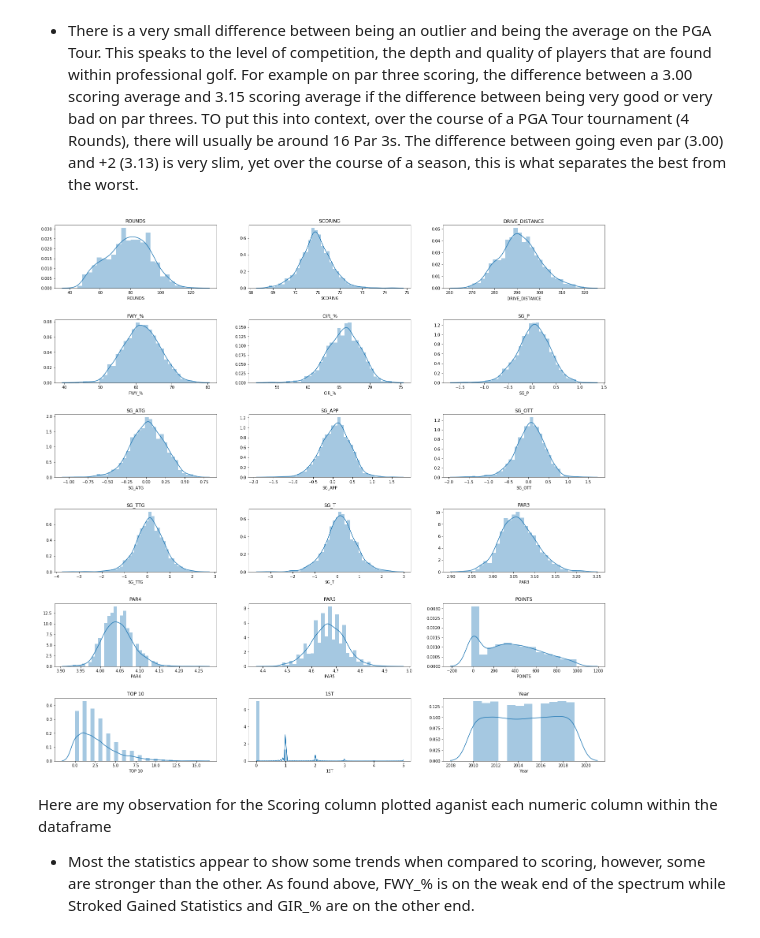
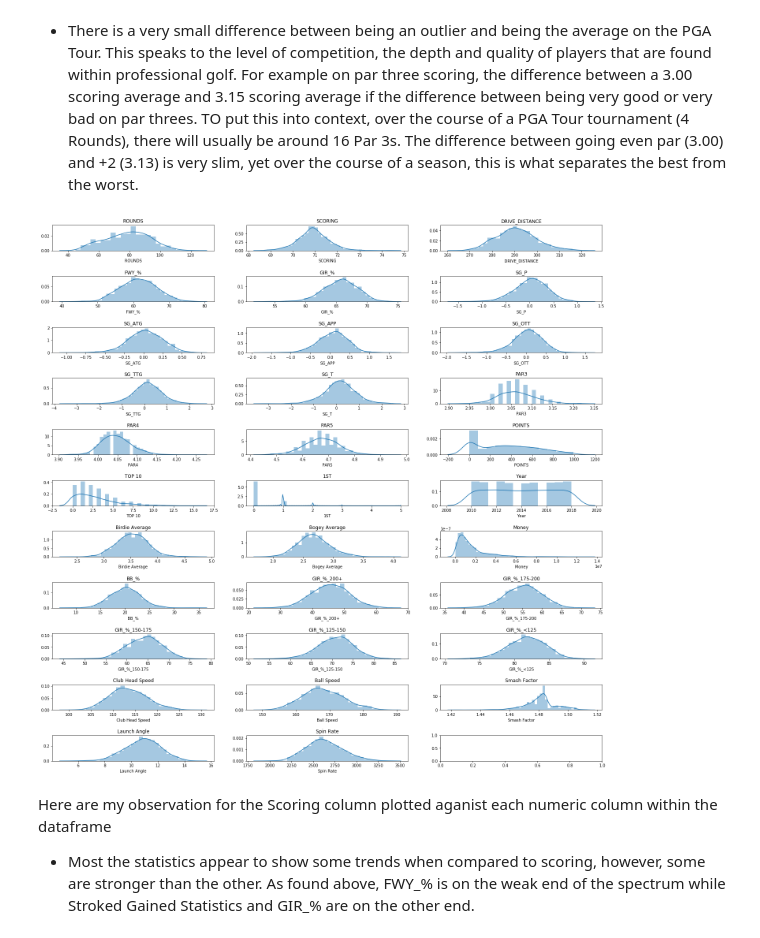
Before and after one commit to jonathannocek/pga-data-analysis, a Jupyter notebook: pga_data_analysis.ipynb, the cells around one changed output. Drawn from its saved outputs; the diff is of its cells as text; code cells hidden in the pictures.

```diff
--- a/pga_data_analysis.ipynb
+++ b/pga_data_analysis.ipynb
@@ -278,0 +395,2 @@ dtype: int64
+# %%
+df_pga2.set_index(['NAME','Year'])
@@ -278,0 +412,4 @@ dtype: int64
+# %%
+# Left merge on the multiindex NAME, Year
+df = pd.merge(df_pga, df_pga2,  how='left', left_on=['NAME','Year'], right_on = ['NAME','Year'])
+df
@@ -278,0 +452,15 @@ dtype: int64
+# %%
+# Remove commas and dollar signs so pd.to_numeric works
+df['Money']= df['Money'].str.replace('$','')
+df['Money']= df['Money'].str.replace(',','')
+df['Spin Rate'] = df['Spin Rate'].str.replace(',','')
+
+# Columns we want to convert to numeric
+change_columns = ['Birdie Average', 'Bogey Average', 'Money','BB_%','GIR_%_200+','GIR_%_175-200',
+                'GIR_%_150-175','GIR_%_125-150','GIR_%_<125','Club Head Speed',
+                'Ball Speed','Smash Factor','Launch Angle','Spin Rate']
+
+for col in change_columns:
+  df[col] = df[col].apply(pd.to_numeric, errors='coerce')
+
+df.info()
@@ -278,0 +485,3 @@ dtype: int64
+# %%
+df = df.dropna()
+df.isna().sum()
@@ -333,21 +566,21 @@ Here are my observations of the distributions:
 *   Most the distributions are normally distributed. This allows me to do regression anaylsis. Points, TOP10s, and 1st are skewed to the right.
 *   There is a very small difference between being an outlier and being the average on the PGA Tour. This speaks to the level of competition, the depth and quality of players that are found within professional golf. For example on par three scoring, the difference between a 3.00 scoring average and 3.15 scoring average if the difference between being very good or very bad on par threes. TO put this into context, over the course of a PGA Tour tournament (4 Rounds), there will usually be around 16 Par 3s. The difference between going even par (3.00) and +2 (3.13) is very slim, yet over the course of a season, this is what separates the best from the worst.
 # %%
-f, ax = plt.subplots(nrows = 6, ncols = 3, figsize=(25,25))
-numeric_cols = df_pga.select_dtypes(['int64', 'float64']).columns
+f, ax = plt.subplots(nrows = 11, ncols = 3, figsize=(25,25))
+numeric_cols = df.select_dtypes(['int64', 'float64']).columns
 row = 0
 col = 0
 for i, column in enumerate(numeric_cols):
-    graph = sns.distplot(df_pga[column], ax=ax[row][col])
+    graph = sns.distplot(df[column], ax=ax[row][col])
     graph.set(title = column)
     col += 1
     if col == 3:
         col = 0
         row += 1
 
-plt.subplots_adjust(left=None, bottom=None, right=None, top=None, wspace=None, hspace=.5)
+plt.subplots_adjust(left=None, bottom=None, right=None, top=None, wspace=None, hspace=1)
 # %% [output]
-[figure, old version]
+[figure, new version]
 # %% [markdown]
 Here are my observation for the Scoring column plotted aganist each numeric column within the dataframe
 *   Most the statistics appear to show some trends when compared to scoring, however, some are stronger than the other. As found above, FWY_% is on the weak end of the spectrum while Stroked Gained Statistics and GIR_% are on the other end.
```
Also changed, not shown: parts of 51 cells of this notebook.
